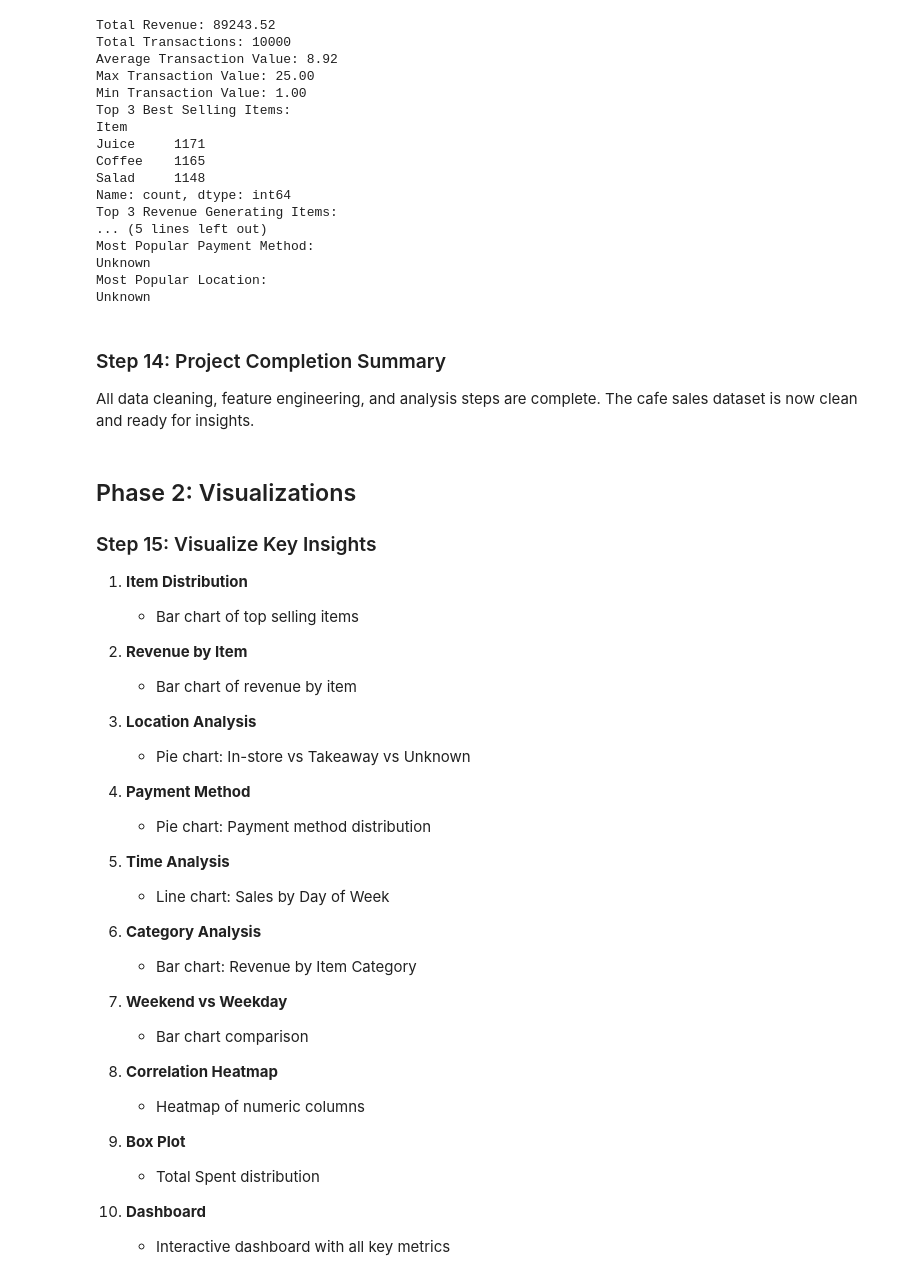
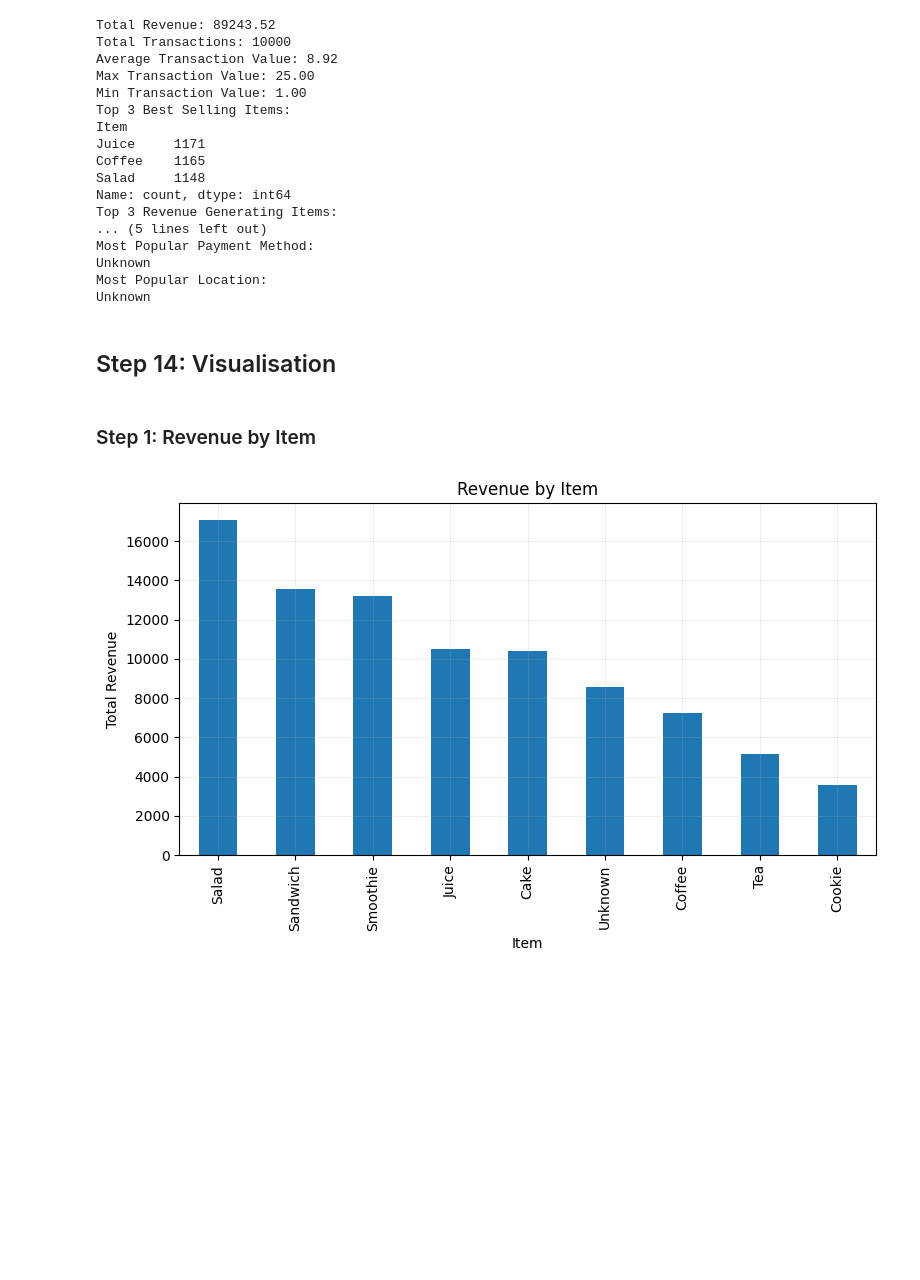
Before and after one commit to ather-ops/Machine-Learning-from-scratch, a Jupyter notebook: 01-data-preprocessing/Projects/Cafe-Sales-Analysis.ipynb, the cells around one changed output. Cells and saved outputs as stored; diff of their text form; code cells hidden in the pictures; blank space fills up the shorter version.

```diff
--- a/01-data-preprocessing/Projects/Cafe-Sales-Analysis.ipynb
+++ b/01-data-preprocessing/Projects/Cafe-Sales-Analysis.ipynb
@@ -828,41 +828,5 @@ Most Popular Payment Method:
 Unknown
 Most Popular Location:
 Unknown
-# %% [markdown]
-### Step 14: Project Completion Summary
-
-All data cleaning, feature engineering, and analysis steps are complete. The cafe sales dataset is now clean and ready for insights.
-# %% [markdown]
-## Phase 2: Visualizations
-
-### Step 15: Visualize Key Insights
-
-1. **Item Distribution**
-   - Bar chart of top selling items
-
-2. **Revenue by Item**
-   - Bar chart of revenue by item
-
-3. **Location Analysis**
-   - Pie chart: In-store vs Takeaway vs Unknown
-
-4. **Payment Method**
-   - Pie chart: Payment method distribution
-
-5. **Time Analysis**
-   - Line chart: Sales by Day of Week
-
-6. **Category Analysis**
-   - Bar chart: Revenue by Item Category
-
-7. **Weekend vs Weekday**
-   - Bar chart comparison
-
-8. **Correlation Heatmap**
-   - Heatmap of numeric columns
-
-9. **Box Plot**
-   - Total Spent distribution
-
-10. **Dashboard**
-    - Interactive dashboard with all key metrics
+# %% [markdown]
+## Step 14: Visualisation
@@ -868,0 +836,11 @@ All data cleaning, feature engineering, and analysis steps are complete. The caf
+# %% [markdown]
+### Step 1: Revenue by Item
+# %%
+plt.figure(figsize=(8,5))
+df.groupby("Item")["Total Spent"].sum().sort_values(ascending=False).plot(kind='bar')
+plt.ylabel("Total Revenue")
+plt.title("Revenue by Item")
+plt.tight_layout()
+plt.grid(alpha=.2)
+# %% [output]
+[figure, added]
```
Also changed, not shown: parts of 12 cells of this notebook, 1 other file.
